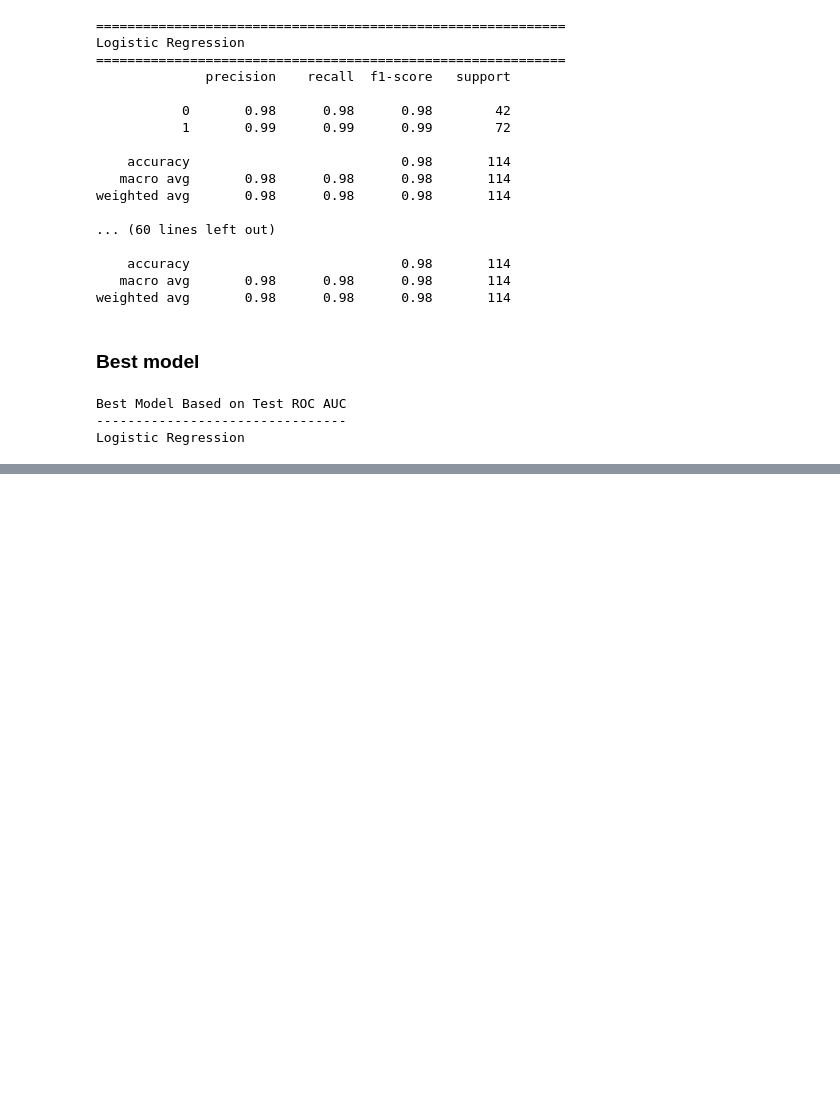
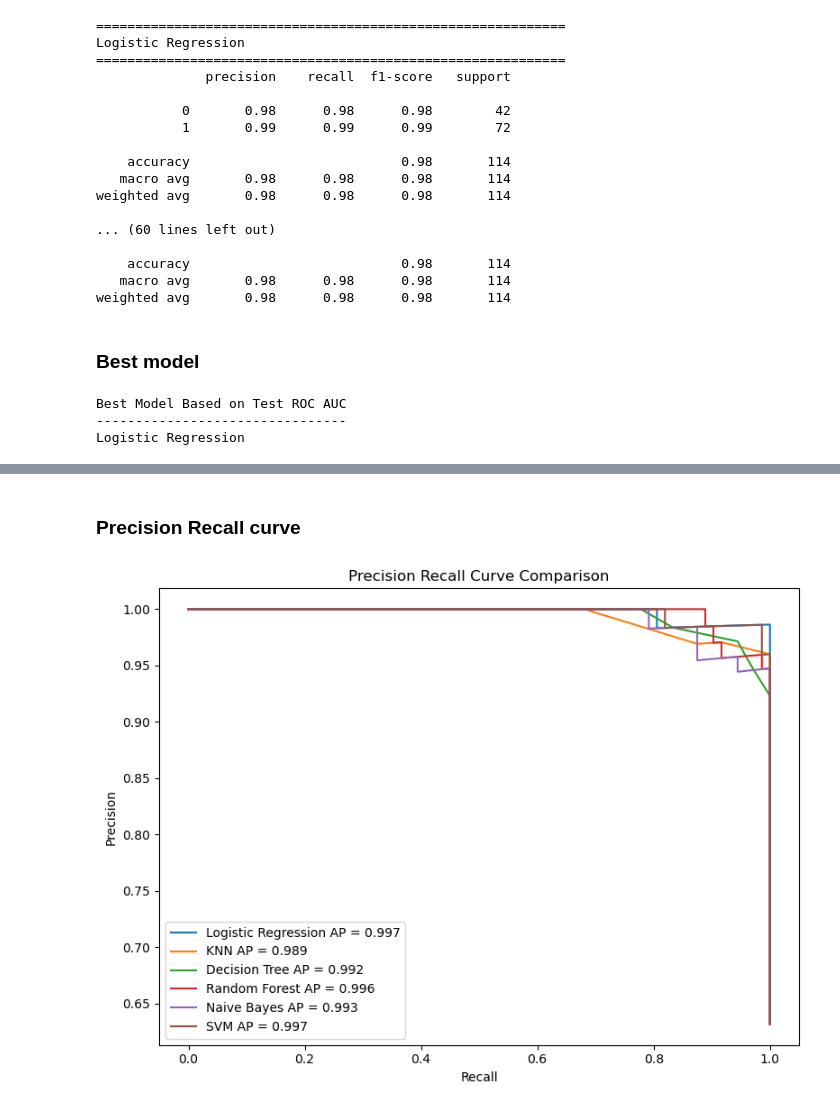
Before and after one commit to profshai/machine-learning-deep-learning, a Jupyter notebook: 01_supervised_ML/02_classification/classification_ml.ipynb, the cells around one changed output, grey strips where cells are left out. Cells and saved outputs as stored; diff of their text form; code cells hidden in the pictures; blank space fills up the shorter version.

```diff
--- a/01_supervised_ML/02_classification/classification_ml.ipynb
+++ b/01_supervised_ML/02_classification/classification_ml.ipynb
@@ -459,0 +481,23 @@ Logistic Regression
+# %% [markdown]
+### Precision Recall curve
+# %%
+plt.figure(figsize=(8, 6))
+
+for model_name in models.keys():
+    precision, recall, thresholds = precision_recall_curve(
+        y_test,
+        probabilities[model_name]
+    )
+
+    avg_precision = average_precision_score( y_test, probabilities[model_name] )
+
+    plt.plot( recall, precision, label=f"{model_name} AP = {avg_precision:.3f}")
+
+plt.xlabel("Recall")
+plt.ylabel("Precision")
+plt.title("Precision Recall Curve Comparison")
+plt.legend()
+plt.tight_layout()
+plt.show()
+# %% [output]
+[figure, added]
```
Also changed, not shown: parts of 6 cells of this notebook.
